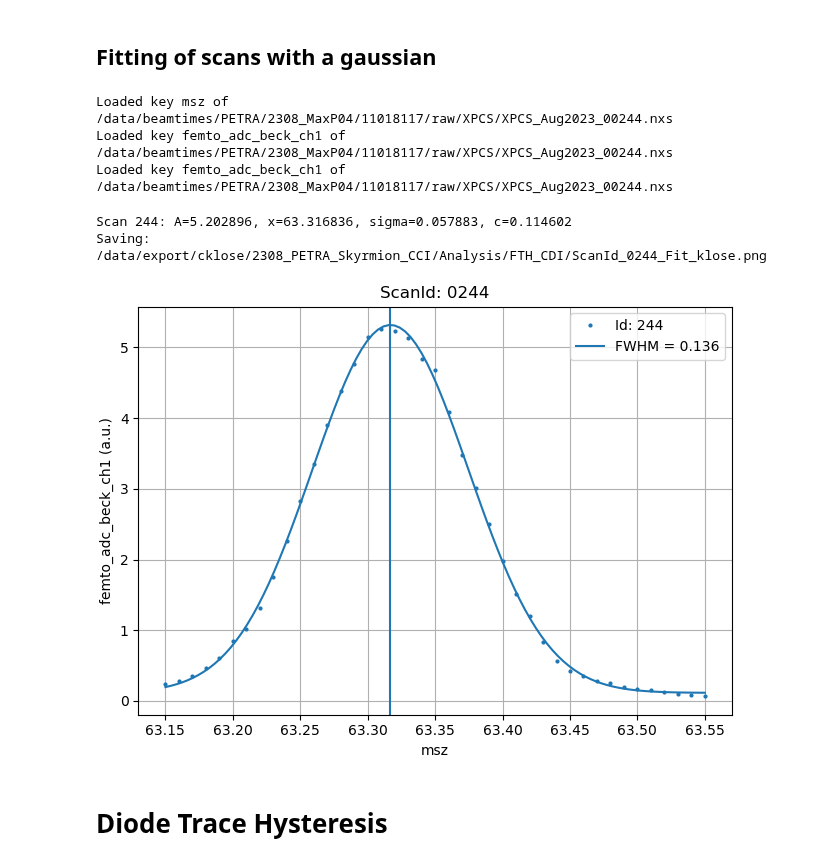
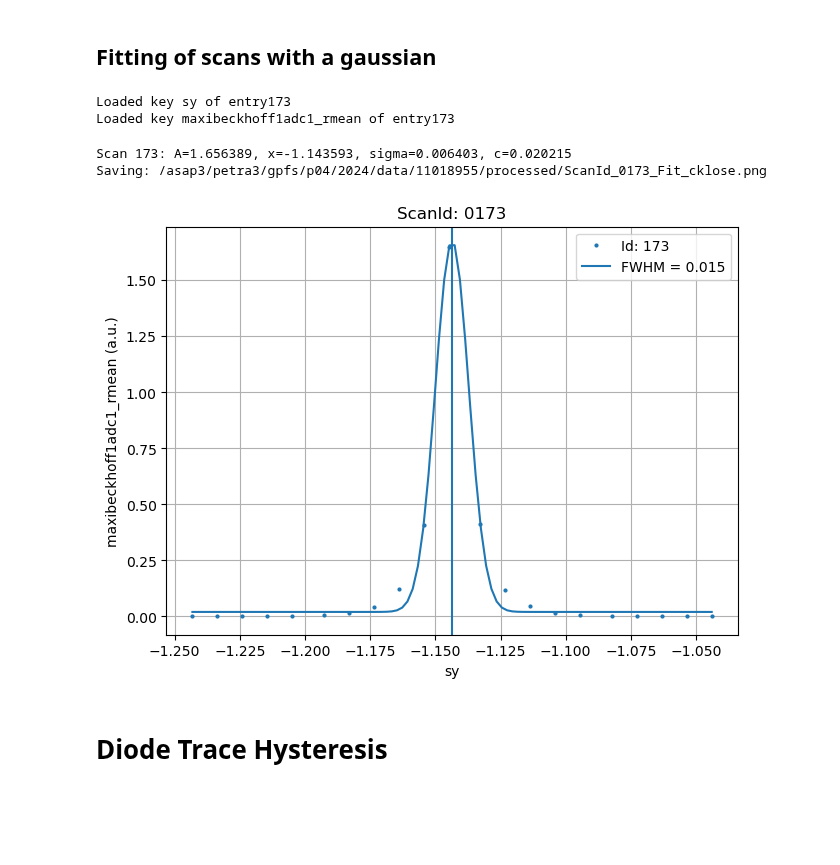
Before and after one commit to christopherklose/FTH-Phase_Retrieval, a Jupyter notebook: Diode_Scans.ipynb, the cells around one changed output. Saved outputs shown, nothing was run; the diff lists cells and outputs as text; code cells hidden in the pictures; blank space fills up the shorter version.

```diff
--- a/Diode_Scans.ipynb
+++ b/Diode_Scans.ipynb
@@ -126,6 +117,5 @@ experimental_setup = {}
 
 # General saving folder
 folder_general = sup.create_folder(join(BASEFOLDER, "processed"))
-folder_general = join("/data/export/cklose/2308_PETRA_Skyrmion_CCI","Analysis","FTH_CDI")
 print("Output Folder: %s" % folder_general)
 # %% [output]
@@ -134,15 +124,15 @@ Output Folder: /data/export/cklose/2308_PETRA_Skyrmion_CCI/Analysis/FTH_CDI
 # Single Diode scans
 # %%
 # Add scan numbers to combine in single plot
-scan_ids = [244]
+scan_ids = [172]
 
 # keys from nxs files (if you are not sure, which you need, open nexus files from beamtime folder and navigate through keys `2310_P04_FGT/raw/FGT`)
-data_key_x = "msz"
-data_key_y = "femto_adc_beck_ch1"
+data_key_x = "sz" # "energy", "sx", "sy"
+data_key_y = "maxibeckhoff1adc1_rmean"
 
 # Normalization of diode signal with I0, e.g., with petra current or gold mesh (needs to be inserted during scan)
 normalization = False
-data_key_norm = "adc_beck_femto_goldmesh_mean"  # "petra_curr"
+data_key_norm = "maxibeckhoff1adc2_rmean"  # "petra_curr"
 
 
 # Load energy/wavelength and add to experimental setup
@@ -163,5 +153,5 @@ for scan_id in tqdm(scan_ids):
     if normalization is True:
         norm.append(load_data(scan_id, data_key_norm))
     else:
-        norm.append(np.ones(load_data(scan_id, data_key_y).shape))
+        norm.append(np.ones(ydata[-1].shape))
 # %% [output]
@@ -218,11 +207,11 @@ Saving: /data/export/cklose/2308_PETRA_Skyrmion_CCI/Analysis/FTH_CDI/ScanId_0244
 ## Fitting of scans with a gaussian
 # %%
 # Add scan numbers to combine in single plot
-scan_ids = [244]
+scan_ids = [173]
 
 # keys from nxs files (if you are not sure, which you need, open nexus files from beamtime folder and navigate through keys `2310_P04_FGT/raw/FGT`)
-data_key_x = "msz"
-data_key_y = "femto_adc_beck_ch1"
+data_key_x = "sy"
+data_key_y = "maxibeckhoff1adc1_rmean"
 
 # Normalization of diode signal with I0, e.g., with petra current or gold mesh (needs to be inserted during scan)
 normalization = False
@@ -247,11 +236,10 @@ for scan_id in tqdm(scan_ids):
     if normalization is True:
         norm.append(load_data(scan_id, data_key_norm))
     else:
-        norm.append(np.ones(load_data(scan_id, data_key_y).shape))
+        norm.append(np.ones(ydata[-1].shape))
 # %% [output]
-Loaded key msz of /data/beamtimes/PETRA/2308_MaxP04/11018117/raw/XPCS/XPCS_Aug2023_00244.nxs
-Loaded key femto_adc_beck_ch1 of /data/beamtimes/PETRA/2308_MaxP04/11018117/raw/XPCS/XPCS_Aug2023_00244.nxs
-Loaded key femto_adc_beck_ch1 of /data/beamtimes/PETRA/2308_MaxP04/11018117/raw/XPCS/XPCS_Aug2023_00244.nxs
+Loaded key sy of entry173
+Loaded key maxibeckhoff1adc1_rmean of entry173
 # %%
 # Format title and output file name
 if len(scan_ids) > 1:
@@ -268,60 +256,63 @@ else:
 # Plot all scans together
 fig, ax = plt.subplots()
 
+fit = True
+
 # Iterate over scans
 for i, scan_id in enumerate(scan_ids):
-    # Initial fitting Parameter
-    A0 = np.max(ydata[i] / norm[i])
-    x0 = xdata[i][np.argmax(ydata[i])]
-    sigma0 = 0.05
-    c0 = 0  # np.min(ydata[i])
-    popt, pcov = curve_fit(
-        gaussian, xdata[i], ydata[i] / norm[i], p0=(A0, x0, sigma0, c0)
-    )
-    # popt returns the best fit values for parameters of the given model (func)
-    print("Scan %d: A=%02f, x=%02f, sigma=%02f, c=%02f"%(scan_id,popt[0],popt[1],popt[2],popt[3]))
+    # Plot diode
     y = ydata[i] / norm[i]
-
-    # Plot diode
     p = ax.plot(
         xdata[i],
         y,
         "o",
         markersize=2,
         label="Id: %d" % scan_ids[i],
     )
-    color = p[0].get_color()
-    # plot fit
-    x = np.linspace(xdata[i][0], xdata[i][-1], 100)
-    ym = gaussian(x, popt[0], popt[1], popt[2], popt[3])
-    ax.plot(
-        x, ym, color=color, label="FWHM = %.3f" % (2 * np.sqrt(2 * np.log(2)) * popt[2])
-    )
 
-    # Add vline line
-    ax.axvline(popt[1], 0, 10, color=color)
+    # Initial fitting Parameter
+    if fit is True:
+        A0 = np.max(ydata[i] / norm[i])
+        x0 = xdata[i][np.argmax(ydata[i])]
+        sigma0 = 0.01
+        c0 = 0  # np.min(ydata[i])
+        popt, pcov = curve_fit(
+            gaussian, xdata[i], y, p0=(A0, x0, sigma0, c0)
+        )
+        # popt returns the best fit values for parameters of the given model (func)
+        print("Scan %d: A=%02f, x=%02f, sigma=%02f, c=%02f"%(scan_id,popt[0],popt[1],popt[2],popt[3]))
+        color = p[0].get_color()
+        # plot fit
+        x = np.linspace(xdata[i][0], xdata[i][-1], 100)
+        ym = gaussian(x, popt[0], popt[1], popt[2], popt[3])
+        ax.plot(
+            x, ym, color=color, label="FWHM = %.3f" % (2 * np.sqrt(2 * np.log(2)) * popt[2])
+        )
+
+        # Add vline line
+        ax.axvline(popt[1], 0, 10, color=color)
 
 # Plotting options
 ax.set_title(title)
 ax.set_xlabel(data_key_x)
 # ax.set_xlim([-0.01, 0.01])
 # ax.set_ylim([-0.015, 0.015])
 ax.grid()
 ax.legend()
 
 # Different label with and without normalization
 if normalization is True:
     ax.set_ylabel(data_key_y + " (normalized by %s)" % data_key_norm, fontsize=7)
 else:
     ax.set_ylabel(data_key_y + " (a.u.)")
 
 # Save plot
 print("Saving: %s" % fname)
 plt.savefig(fname)
 # %% [output]
-Scan 244: A=5.202896, x=63.316836, sigma=0.057883, c=0.114602
-Saving: /data/export/cklose/2308_PETRA_Skyrmion_CCI/Analysis/FTH_CDI/ScanId_0244_Fit_klose.png
+Scan 173: A=1.656389, x=-1.143593, sigma=0.006403, c=0.020215
+Saving: /asap3/petra3/gpfs/p04/2024/data/11018955/processed/ScanId_0173_Fit_cklose.png
-[figure, old version]
+[figure, new version]
 # %% [markdown]
 # Diode Trace Hysteresis
 # %%
```
Also changed, not shown: parts of 6 cells of this notebook, 3 other files.
